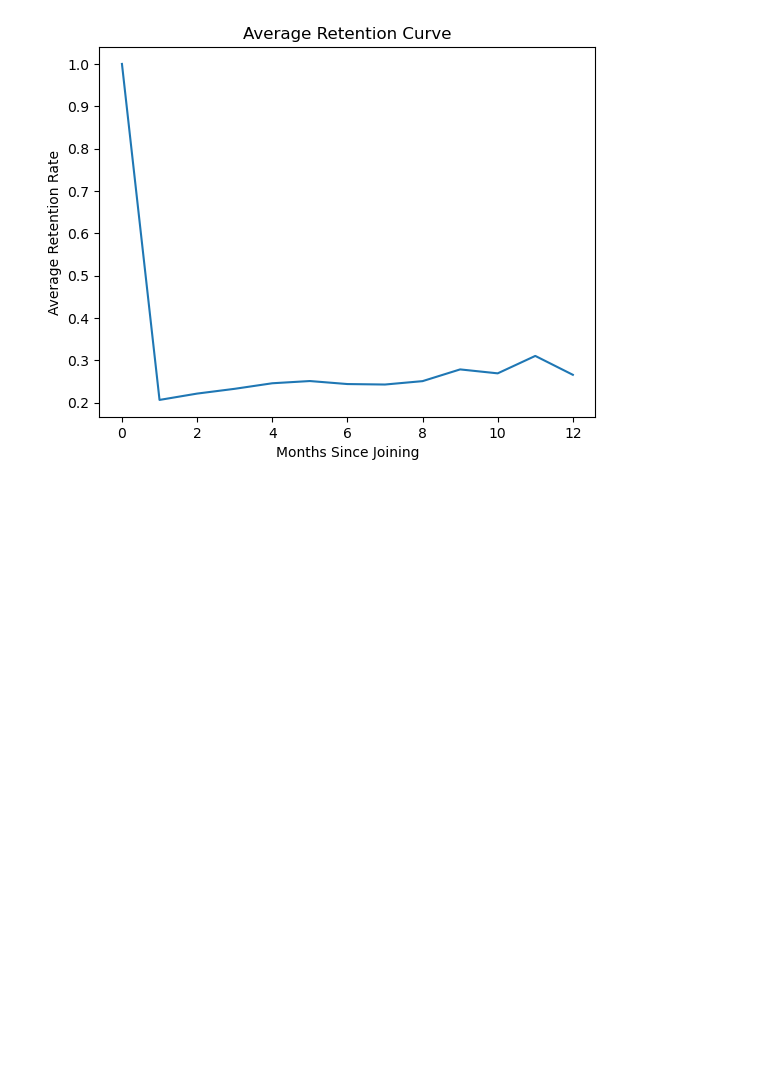
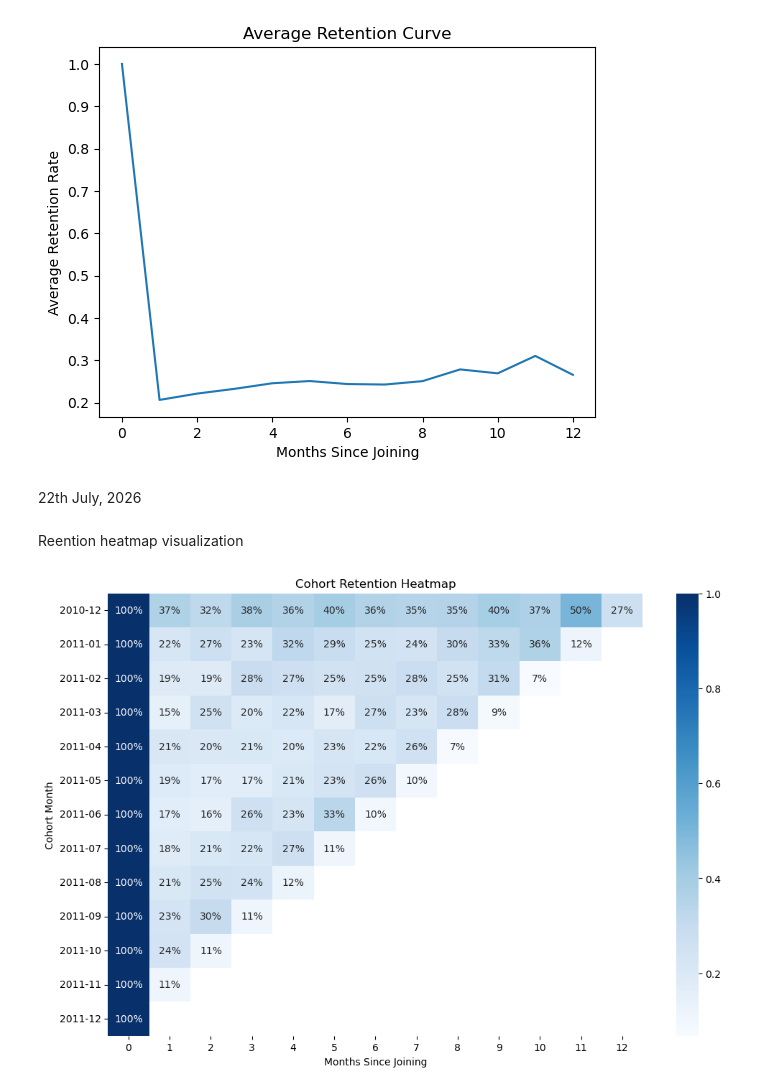
Before and after one commit to jaya764/Cohort-Retention-CLTV-Analysis, a Jupyter notebook: Retention_Matrix.ipynb, the cells around one changed output. Saved outputs shown, nothing was run; the diff lists cells and outputs as text; code cells hidden in the pictures; blank space fills up the shorter version.

Commit message:
Week 2 : Added retention heatmap visualization ahead of week 4

```diff
--- a/Retention_Matrix.ipynb
+++ b/Retention_Matrix.ipynb
@@ -207,3 +207,17 @@ plt.ylabel("Average Retention Rate")
 plt.show()
 # %% [output]
 [figure]
+# %% [markdown]
+22th July, 2026
+# %% [markdown]
+Reention heatmap visualization
+# %%
+import seaborn as sns
+plt.figure(figsize=(12,8))
+sns.heatmap(retention_matrix, annot=True, fmt='.0%',cmap='Blues')
+plt.title("Cohort Retention Heatmap")
+plt.xlabel("Months Since Joining")
+plt.ylabel("Cohort Month")
+plt.show()
+# %% [output]
+[figure, added]
```
